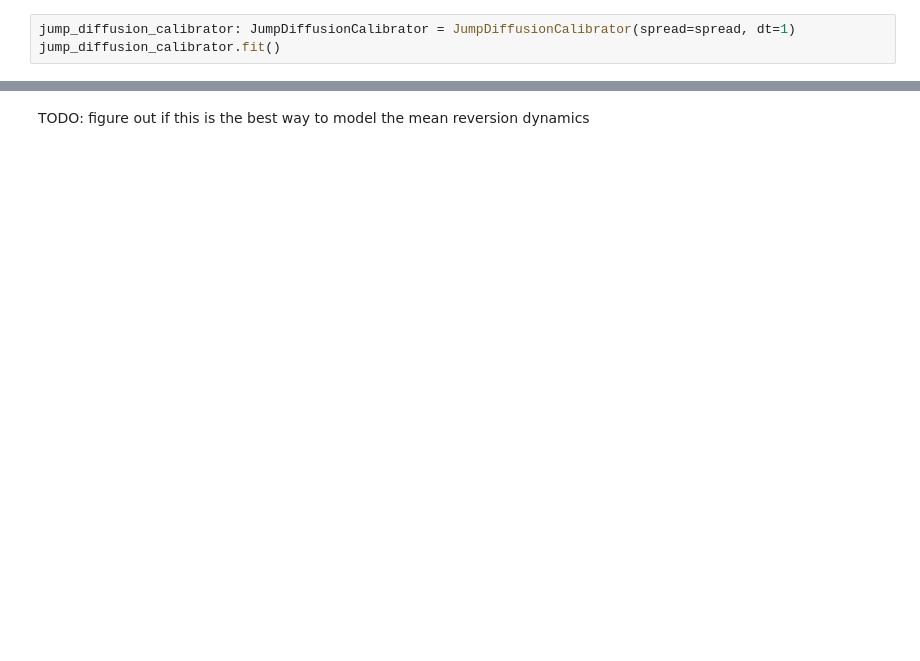
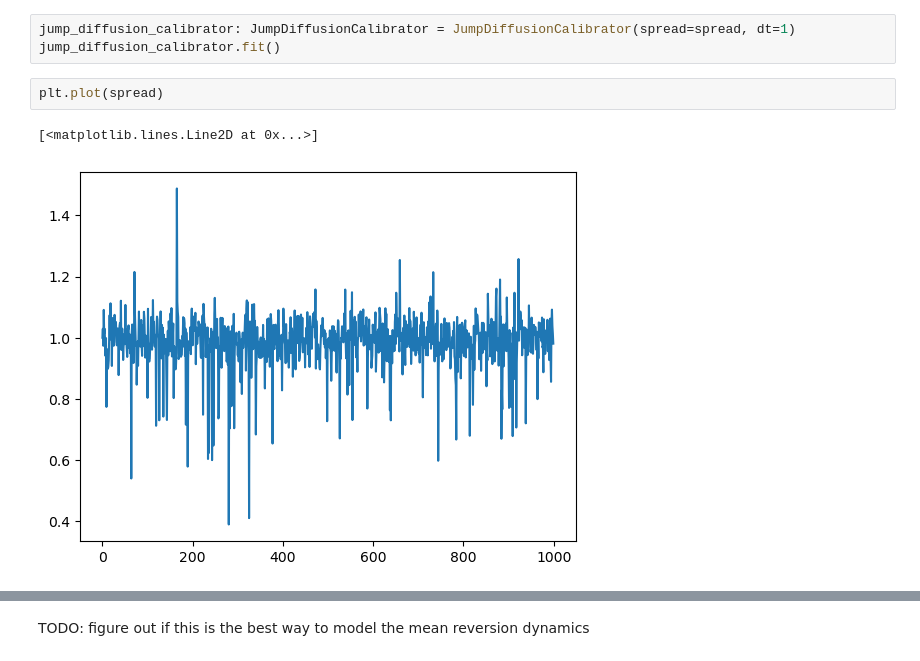
Before and after one commit to marcuskastevens/quant_research, a Jupyter notebook: jump_diffusion_process_simulation.ipynb, the cells around one changed output, grey strips where cells are left out. Saved outputs shown, nothing was run; the diff lists cells and outputs as text; blank space fills up the shorter version.

```diff
--- a/jump_diffusion_process_simulation.ipynb
+++ b/jump_diffusion_process_simulation.ipynb
@@ -283,6 +287,11 @@ class JumpDiffusionCalibrator:
 # %%
 jump_diffusion_calibrator: JumpDiffusionCalibrator = JumpDiffusionCalibrator(spread=spread, dt=1)
 jump_diffusion_calibrator.fit()
+# %%
+plt.plot(spread)
+# %% [output]
+[<matplotlib.lines.Line2D at 0x...>]
+[figure, added]
 # %%
 pd.Series(jump_diffusion_calibrator.simulate(n_steps=1_000)).plot()
 # %% [output]
```
Also changed, not shown: parts of 4 cells of this notebook.
